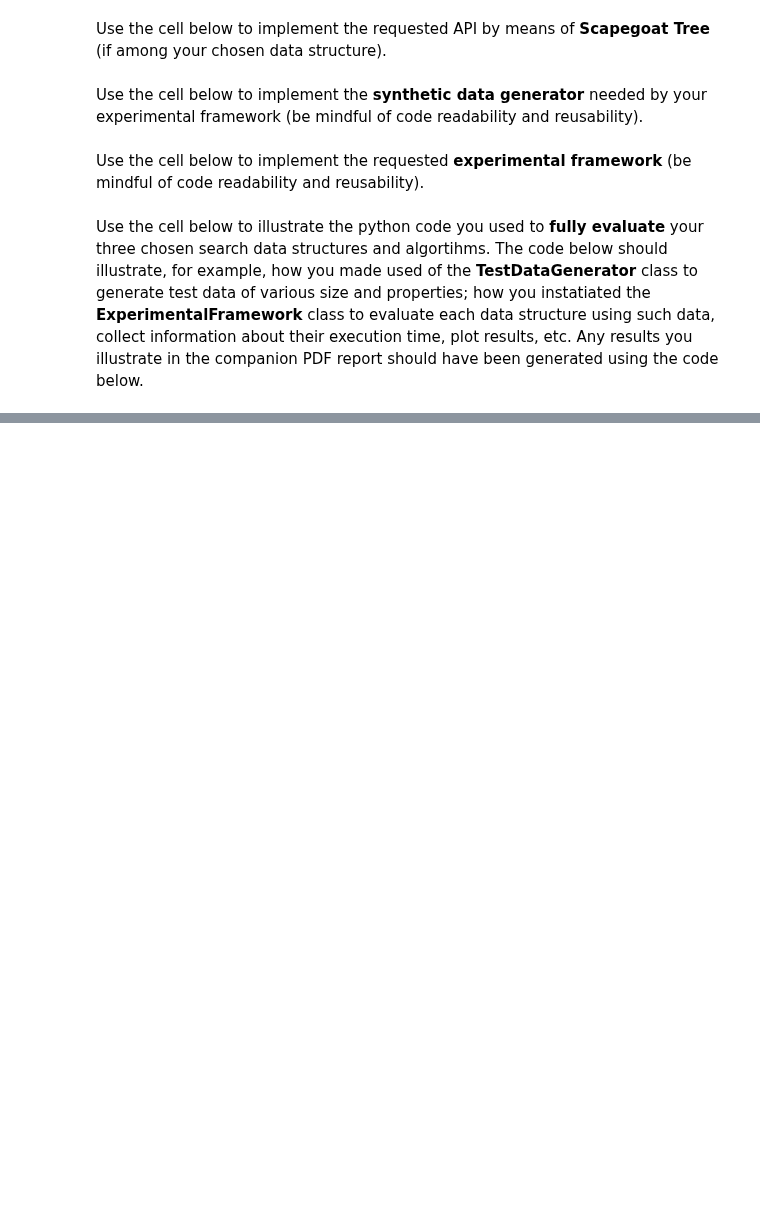
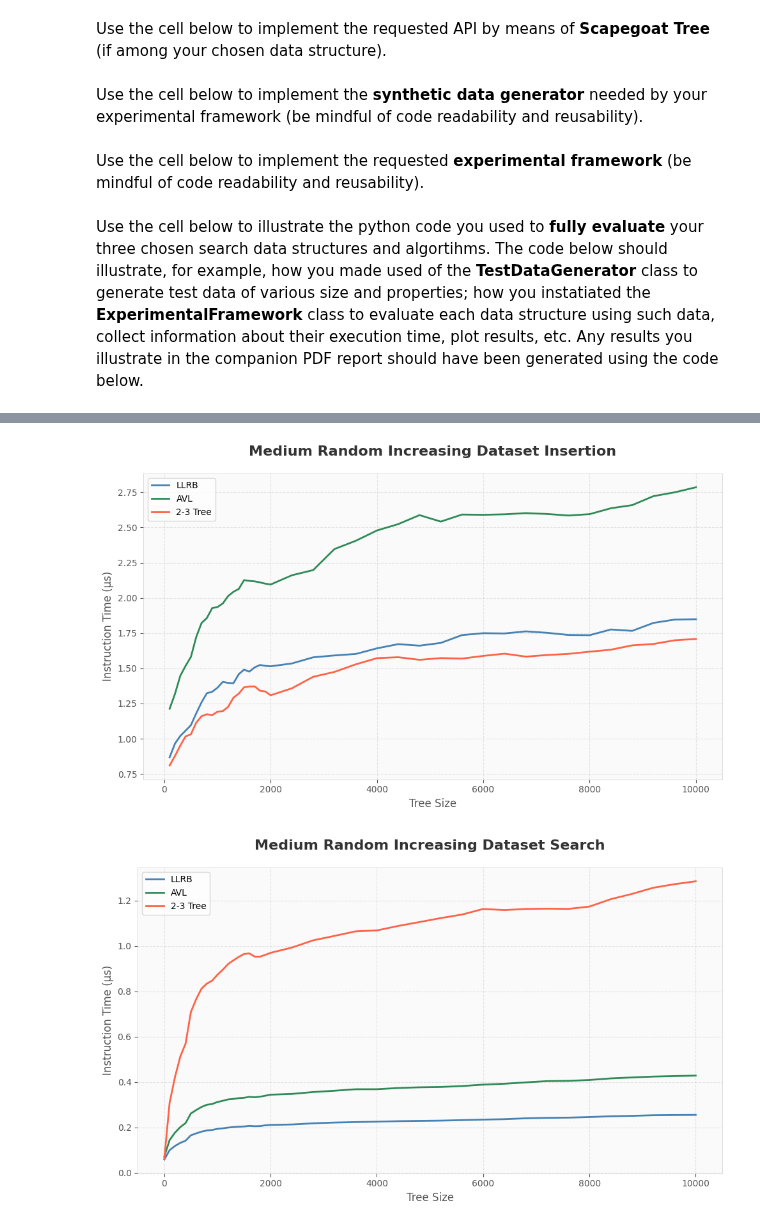
Before and after one commit to Zhou-London/Algorithm-Research, a Jupyter notebook: comp0005-coursework-2025/grp-XXX-0005code.ipynb, the cells around one changed output, grey strips where cells are left out. Cells and saved outputs as stored; diff of their text form; code cells hidden in the pictures; blank space fills up the shorter version.

```diff
--- a/comp0005-coursework-2025/grp-XXX-0005code.ipynb
+++ b/comp0005-coursework-2025/grp-XXX-0005code.ipynb
@@ -646,0 +949,9 @@ framework.visualize("Large Value")
+# %%
+title = """Medium Random Increasing Dataset"""
+framework.evaluate_insertion(testGen.IntegerIncreasing())
+framework.visualize(title + " Insertion")
+framework.evaluate(testGen.IntegerIncreasing())
+framework.visualize(title + " Search")
+# %% [output]
+[figure, added]
+[figure, added]
```
Also changed, not shown: parts of 16 cells of this notebook.
